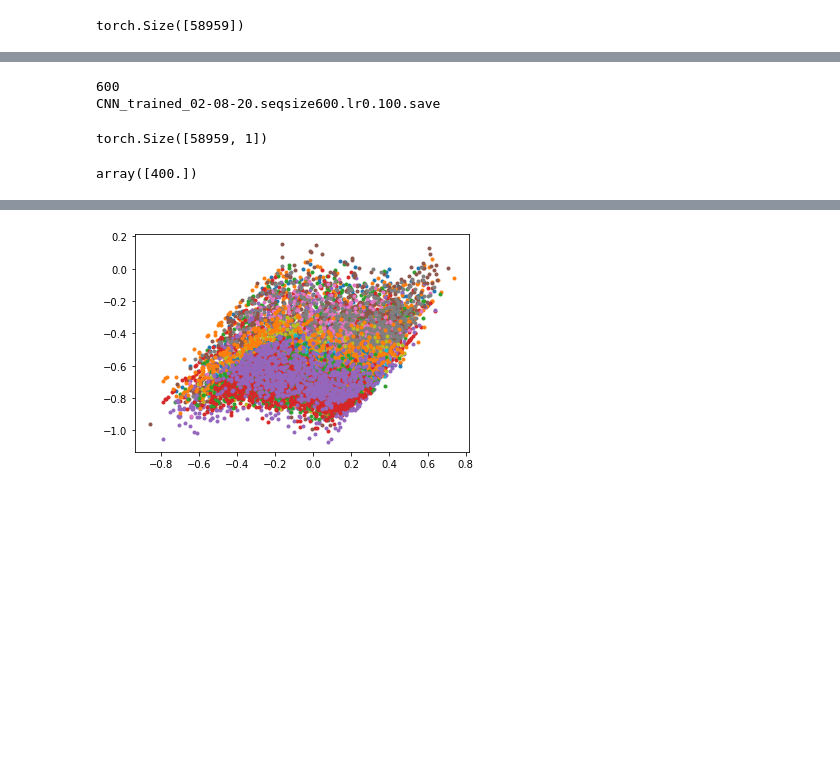
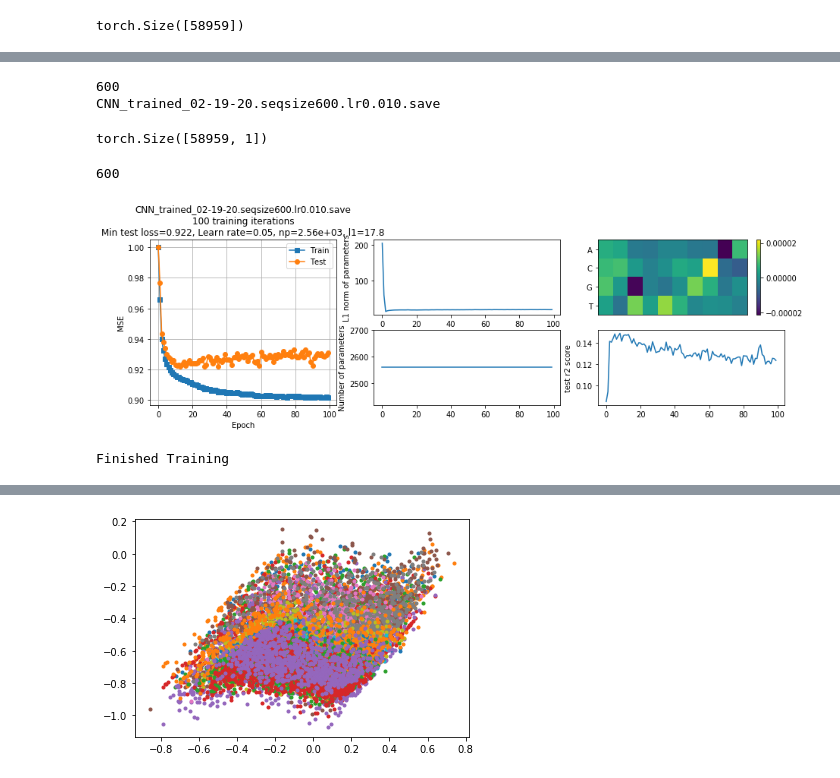
Before and after one commit to h5li/KmersNeuralNetwork, a Jupyter notebook: CNN_dmrs-GPU-10kb.ipynb, the cells around one changed output, grey strips where cells are left out. Saved outputs shown, nothing was run; the diff lists cells and outputs as text; code cells hidden in the pictures; blank space fills up the shorter version.

```diff
--- a/CNN_dmrs-GPU-10kb.ipynb
+++ b/CNN_dmrs-GPU-10kb.ipynb
@@ -95,7 +98,7 @@ torch.Size([58959])
 # %%
 # Define the neural net architecture
 window = max_seqlength
-nfilt = 10;
+nfilt = 64;
 filt_width = 10
 pool_size = 600
 
@@ -106,6 +109,7 @@ class Net(nn.Module):
         self.conv1 = nn.Conv1d(len(acgt), nfilt, filt_width)
         self.pool1 = nn.MaxPool1d(pool_size, ceil_mode=True)
         self.fc1 = nn.Linear( int(max_seqlength/pool_size)*nfilt, nfilt)
+        self.batch1 = nn.BatchNorm1d(nfilt)
 #         self.fc2 = nn.Linear(nfilt, int(nfilt/2))
         self.fc3 = nn.Linear(nfilt+1, ncelltypes)
 
@@ -143,3 +200,13 @@ scheduler = optim.lr_scheduler.ReduceLROnPlateau(optimizer)
+# %%
+pretrained = False
+if pretrained:
+    features = np.load('LASSO_SelectedFeatures.npy')[:nfilt,2]
+    matrices = []
+    for f in features:
+        matrices.append(convertMotifToVector(f))
+    matrices = np.array(matrices)
+    with torch.no_grad():
+        net.conv1.weight.data = torch.Tensor(matrices).to(device)
 # %%
 print(max_seqlength)
 out_fn='CNN_trained_%s.seqsize%d.lr%3.3f.save' % (datetime.datetime.now().strftime('%m-%d-%y'),max_seqlength, lr)
@@ -147,11 +214,12 @@ print(out_fn)
 
 loss_test=np.array([])
 loss_train = np.array([])
+r2_test = np.array([])
 nparams = np.array([])
 l1params = np.array([])
 # %% [output]
 600
-CNN_trained_02-08-20.seqsize600.lr0.100.save
+CNN_trained_02-19-20.seqsize600.lr0.010.save
 # %%
 #out_fn='CNN_trained_11-19-19.seqsize600.lr0.010.save'
 #checkpoint = torch.load(out_fn)
@@ -170,7 +238,7 @@ torch.Size([58959, 1])
 # %%
 l1_alpha = 1e-4;
 
-lr = 0.1
+lr = 0.05
 optimizer = optim.SGD(net.parameters(), lr=lr, momentum=0.9)
 
 def criterion(y,yhat,weights):
@@ -193,11 +261,11 @@ permutation = torch.randperm(ndmrs)
 ntrain = round(ndmrs*trainfrac)
 
 training = permutation[:ntrain]
-testing = permutation[ntrain:(ntrain+1000)]
+testing = permutation[ntrain:]
-# %%
-nparams
-# %% [output]
-array([400.])
+# %%
+max_seqlength
+# %% [output]
+600
 # %%
 for epoch in range(num_epochs):  # loop over the dataset multiple times
     running_time = 0
@@ -249,28 +317,36 @@ for epoch in range(num_epochs):  # loop over the dataset multiple times
     net.eval()
     running_loss_test = 0.0
     nsamp = 0
+
+    #pred
+    pred = []
     for i in range(0, len(testing), batch_size):
-        indices = testing[i:i+batch_size]
+        with torch.no_grad():
+            indices = testing[i:i+batch_size]
 
-        # Input should be of size: (batch, channels, samples)
-        batch_X = seqs_1hot_tensor[indices,:,:]
-        batch_X = torch.transpose(batch_X.float(),2,1).float()
-        batch_m = dmrs_mc_mean[indices,:]
-        batch_dmrs_mc = dmrs_mcu[indices]
+            # Input should be of size: (batch, channels, samples)
+            batch_X = seqs_1hot_tensor[indices,:,:]
+            batch_X = torch.transpose(batch_X.float(),2,1).float()
+            batch_m = dmrs_mc_mean[indices,:]
+            batch_dmrs_mc = dmrs_mcu[indices]
 
-        # Send training data to CUDA
-        if device is not "cpu":
-            batch_X = batch_X.to(device)
-            batch_m = batch_m.to(device)
-            batch_dmrs_mc = batch_dmrs_mc.to(device)
+            # Send training data to CUDA
+            if device is not "cpu":
+                batch_X = batch_X.to(device)
+                batch_m = batch_m.to(device)
+                batch_dmrs_mc = batch_dmrs_mc.to(device)
 
-        # forward + backward + optimize
-        outputs = net(batch_X, batch_m)
-#         loss = criterion(outputs, batch_dmrs_mc, net.parameters())
+            # forward + backward + optimize
+            outputs = net(batch_X, batch_m)
+            # loss = criterion(outputs, batch_dmrs_mc, net.parameters())
 
-        running_loss_test += mseloss(outputs, batch_dmrs_mc).item()
-        nsamp += 1
+            running_loss_test += mseloss(outputs, batch_dmrs_mc).item()
+            pred.append(outputs.cpu().numpy()[:,5])
+
+            nsamp += 1
     loss_test = np.append(loss_test,running_loss_test/nsamp)
+    pred = np.concatenate(pred,axis = 0)
+    r2_test = np.append(r2_test,r2_score(dmrs_mcu[testing][:,5],pred))
 
     print('*** Epoch %d/%d, %d total training epochs, loss for train: %3.6g, test: %3.6g, time=%3.3f s' %
           (len(loss_test), num_epochs, len(loss_train), loss_train[-1], loss_test[-1], running_time))
@@ -291,34 +367,40 @@ for epoch in range(num_epochs):  # loop over the dataset multiple times
         plt.subplot(1,3,1)
         plt.plot(loss_train/loss_train[0],'s-')
         plt.plot(loss_test/loss_test[0],'o-')
         plt.legend(['Train','Test'])
         plt.title('%s\n%d training iterations\nMin test loss=%3.3g, Learn rate=%3.3g, np=%3.3g, l1=%3.3g' %
                   (out_fn, len(loss_train), np.min(loss_test/loss_test[0]), optimizer.param_groups[0]['lr'],
                   np_curr, l1))
         plt.grid()
         plt.xlabel('Epoch')
         plt.ylabel('MSE')
         # plt.xlim([0,80]);
 
         plt.subplot(2,3,2)
         plt.plot(l1params)
         plt.ylabel('L1 norm of parameters')
         plt.subplot(2,3,5)
         plt.plot(nparams)
         plt.ylabel('Number of parameters')
 
         try:
-            plt.subplot(1,3,3)
+            plt.subplot(2,3,3)
             weight = net.conv1.weight[0,:,:].detach().cpu().numpy().squeeze()
             plt.imshow(weight, aspect='auto')
             plt.xticks([])
             plt.yticks(list(acgt_to_int.values()),list(acgt_to_int.keys()))
             plt.colorbar()
         except:
             print('Ack')
+        plt.subplot(2,3,6)
+        plt.plot(r2_test)
+        plt.ylabel('test r2 score')
 
         plt.show()
 print('Finished Training')
+# %% [output]
+[figure, added]
+Finished Training
 # %%
 for p in net.parameters():
     print(p)
```
Also changed, not shown: parts of 7 cells of this notebook, 3 other files.
